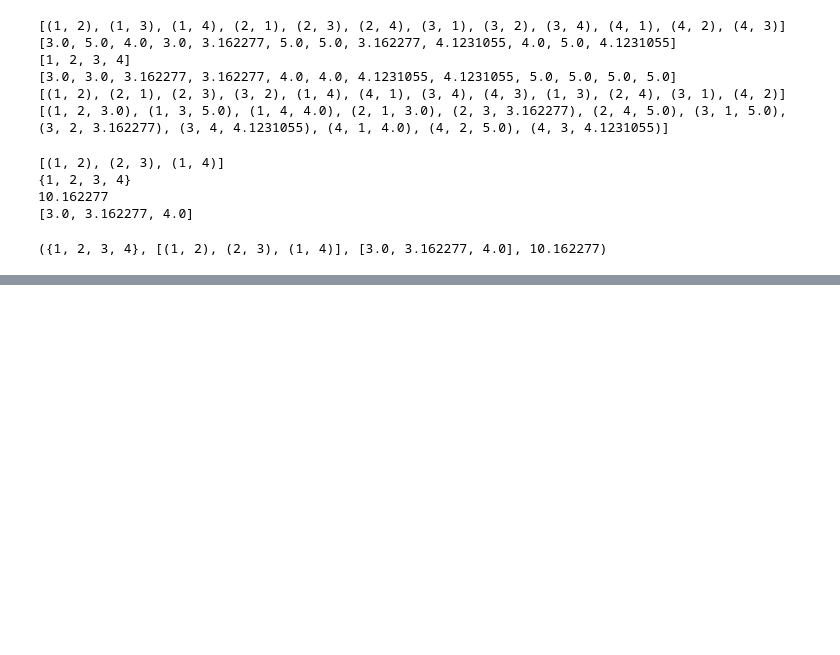
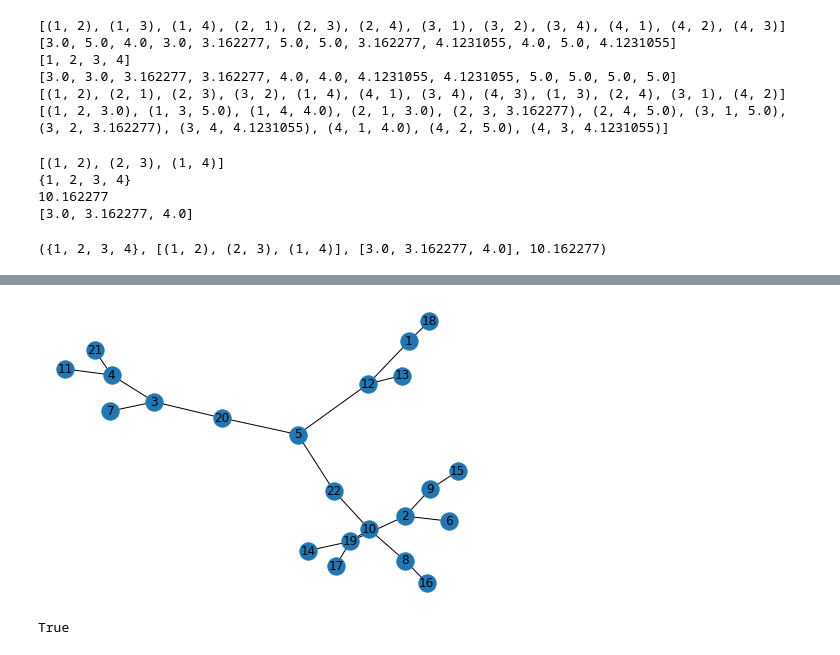
Before and after one commit to Pullabhatla/M2R, a Jupyter notebook: notebooks/kruskal2.ipynb, the cells around one changed output, grey strips where cells are left out. Saved outputs shown, nothing was run; the diff lists cells and outputs as text; code cells hidden in the pictures; blank space fills up the shorter version.

```diff
--- a/notebooks/kruskal2.ipynb
+++ b/notebooks/kruskal2.ipynb
@@ -149,0 +176,6 @@ timetaken = 0.0
+# %%
+min_span_tree_wg22.draw(directed=False)
+min_span_tree_wg22.connected()
+# %% [output]
+[figure, added]
+True
```
Also changed, not shown: parts of 5 cells of this notebook, 1 other file.
